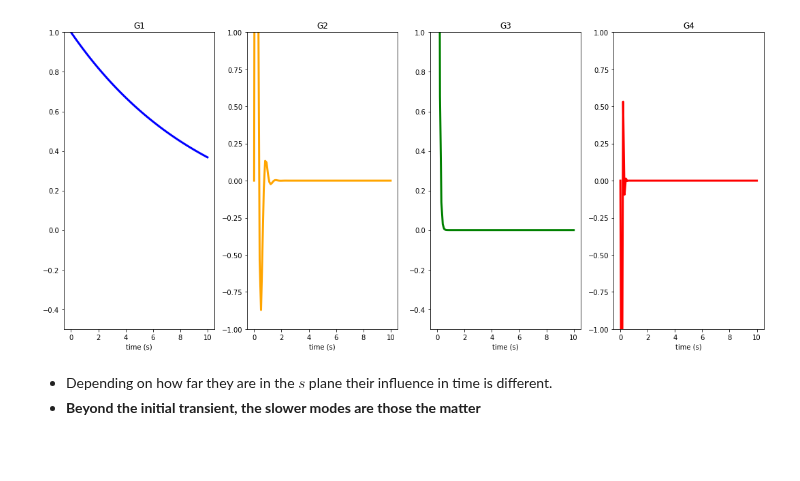
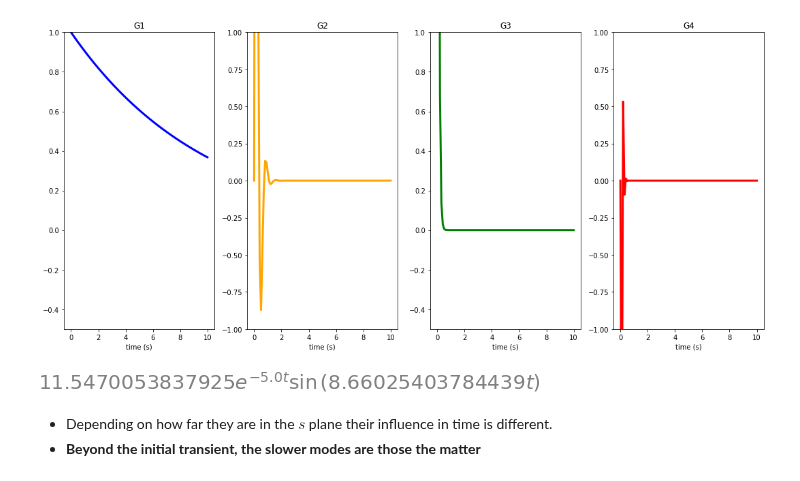
Before and after one commit to andreamunafo/classical_control_theory, a Jupyter notebook: 05_System_response.ipynb, the cells around one changed output. Drawn from its saved outputs; the diff is of its cells as text; code cells hidden in the pictures; blank space fills up the shorter version.

```diff
--- a/05_System_response.ipynb
+++ b/05_System_response.ipynb
@@ -154,6 +154,10 @@ axs[3].plot(time, evaluate(invL(G4), time), color='red',    linewidth=3), axs[3]
 fig.tight_layout()
 # %% [output]
 [figure]
+# %%
+invL(G2)
+# %% [output]
+[figure, added]
 # %% [markdown]
 - Depending on how far they are in the $s$ plane their influence in time is different.
 - **Beyond the initial transient, the slower modes are those the matter**
```
Also changed, not shown: 13 other files.
